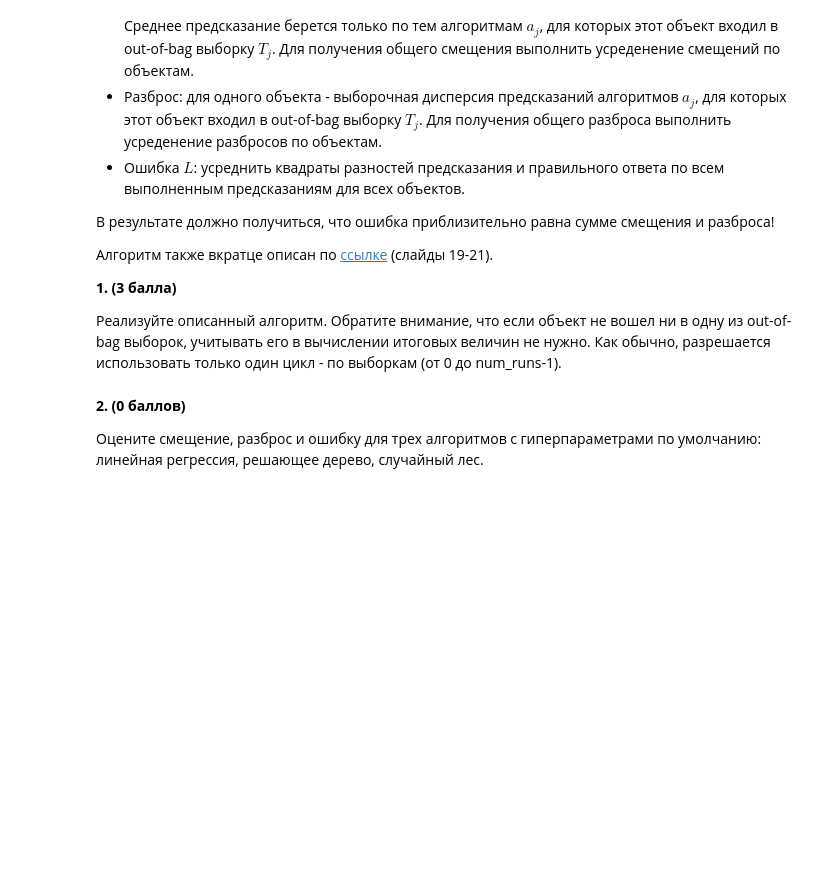
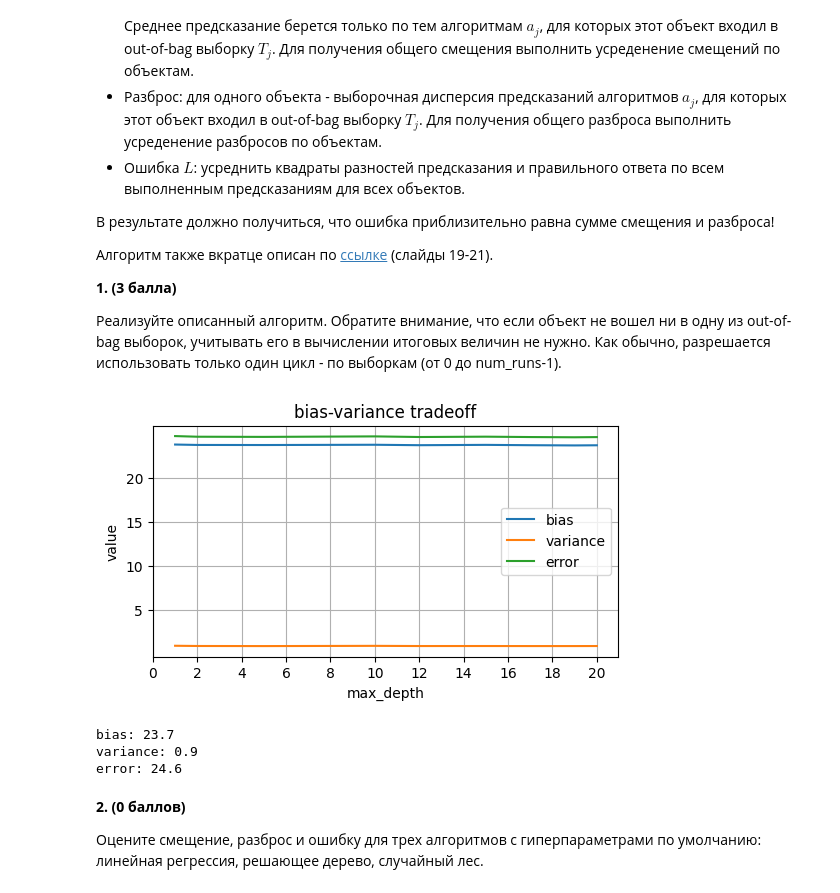
Before and after one commit to Uralbeckins/ML-Sokolov-Course, a Jupyter notebook: homework-practice-06-bvd.ipynb, the cells around one changed output. Drawn from its saved outputs; the diff is of its cells as text; code cells hidden in the pictures; blank space fills up the shorter version.

```diff
--- a/homework-practice-06-bvd.ipynb
+++ b/homework-practice-06-bvd.ipynb
@@ -142,3 +175,22 @@ def compute_biase_variance(regressor, X, y, num_runs=1000):
+# %%
+plt.figure(figsize=(6, 3))
+plt.plot(depths, biasses, label='bias')
+plt.plot(depths, variances, label='variance')
+plt.plot(depths, errors, label='error')
+plt.xlabel('max_depth')
+plt.ylabel('value')
+plt.yticks([i for i in range(5, int(max(errors)), 5)])
+plt.xticks([i for i in range(0, 21, 2)])
+plt.title('bias-variance tradeoff')
+plt.grid()
+plt.legend()
+plt.show()
+print(f'bias: {min(biasses):.1f}\nvariance: {min(variances):.1f}\nerror: {min(errors):.1f}')
+# %% [output]
+[figure, added]
+bias: 23.7
+variance: 0.9
+error: 24.6
 # %% [markdown]
 __2. (0 баллов)__
 
```
Also changed, not shown: parts of 8 cells of this notebook, 3 other files.
